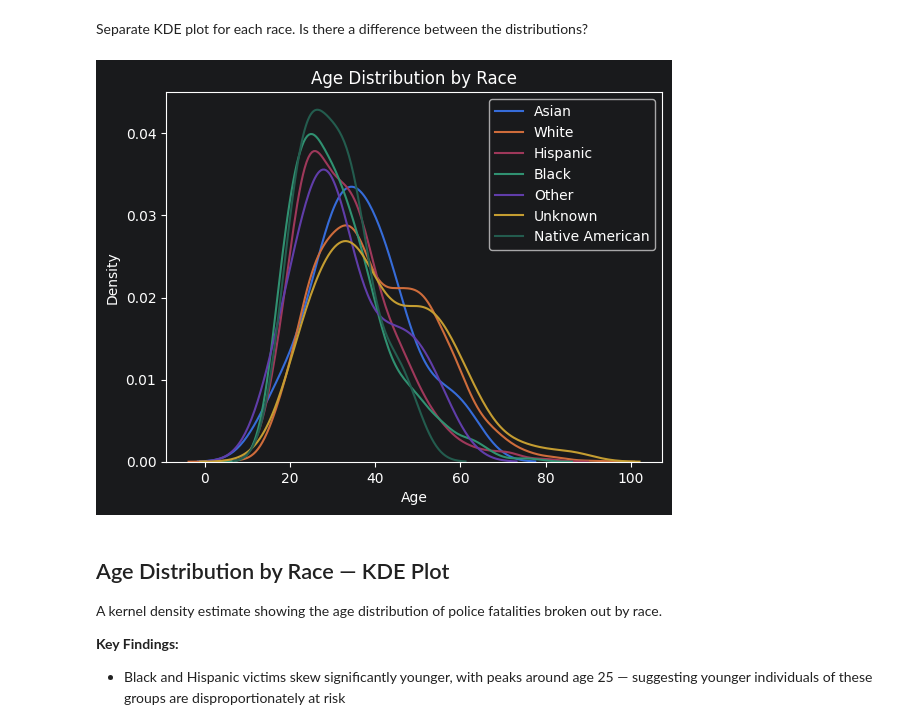
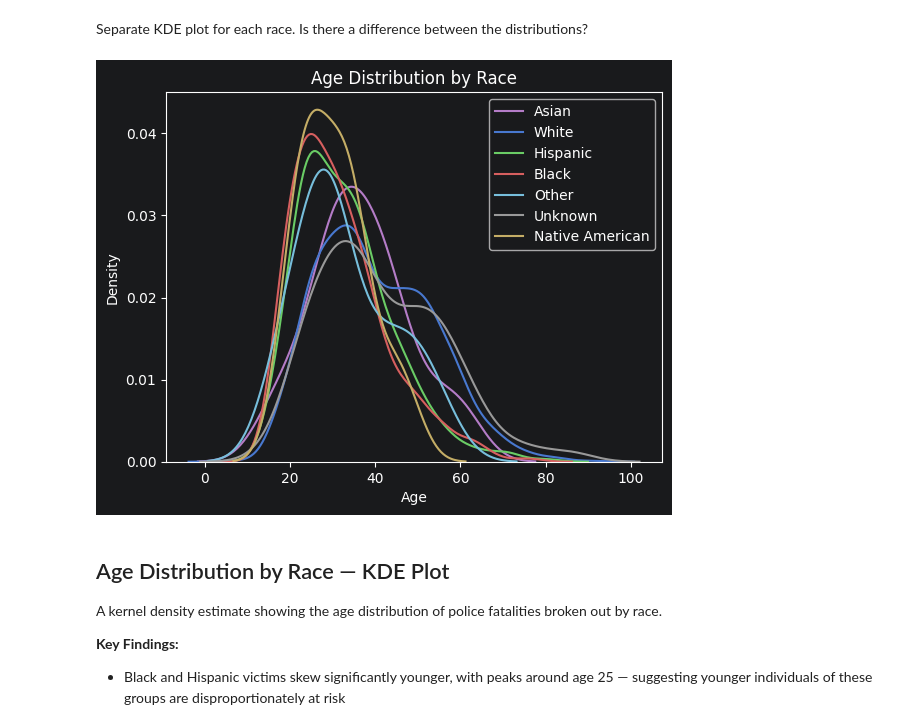
Before and after one commit to gkpyth/deaths-involving-police-in-usa-analysis, a Jupyter notebook: Fatal_Force.ipynb, the cells around one changed output. Drawn from its saved outputs; the diff is of its cells as text; code cells hidden in the pictures.

Commit message:
refactor: consistent color palette across all charts

```diff
--- a/Fatal_Force.ipynb
+++ b/Fatal_Force.ipynb
@@ -45,3 +47,19 @@ from collections import Counter
+# %%
+RACE_COLORS = {
+    'White': '#4878CF',
+    'Black': '#D65F5F',
+    'Hispanic': '#6ACC65',
+    'Asian': '#B47CC7',
+    'Native American': '#C4AD66',
+    'Other': '#77BEDB',
+    'Unknown': '#999999'
+}
+
+GENDER_COLORS = {'Male': '#4878CF', 'Female': '#D65F5F'}
+
+MENTAL_ILLNESS_COLORS = {'No Mental Illness': '#4878CF', 'Mental Illness': '#D65F5F'}
+
+CHOROPLETH_COLORS = 'Reds'
 # %% [markdown]
 ## Notebook Presentation
 # %%
@@ -548,15 +587,15 @@ Separate KDE plot for each race. Is there a difference between the distributions
 # %%
 for race in df_fatalities['race'].dropna().unique():
     subset = df_fatalities[df_fatalities['race'] == race]['age'].dropna()
-    sns.kdeplot(subset, label=race)
+    sns.kdeplot(subset, label=race, color=RACE_COLORS.get(race))
 
 plt.title('Age Distribution by Race')
 plt.xlabel('Age')
 plt.ylabel('Density')
 plt.legend()
 plt.show()
 # %% [output]
-[figure, old version]
+[figure, new version]
 # %% [markdown]
 ## Age Distribution by Race — KDE Plot
 
```
Also changed, not shown: parts of 10 cells of this notebook.
